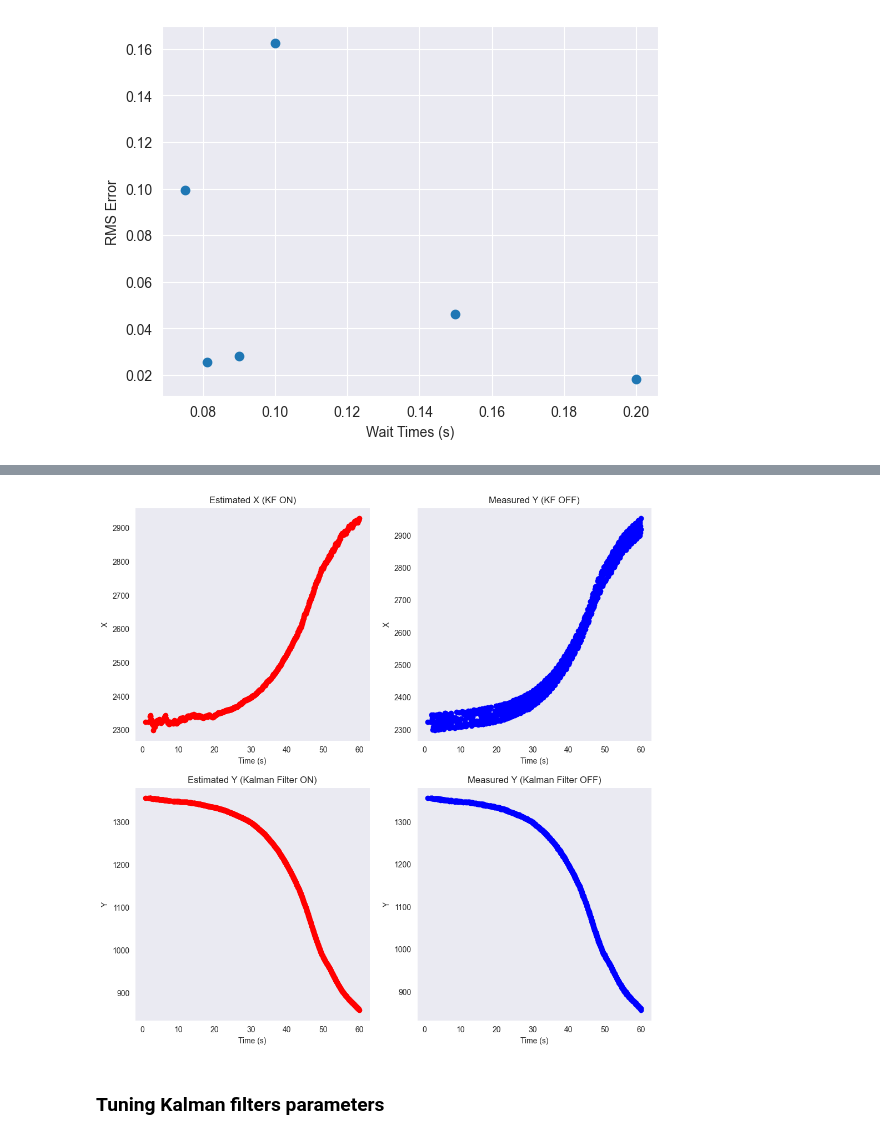
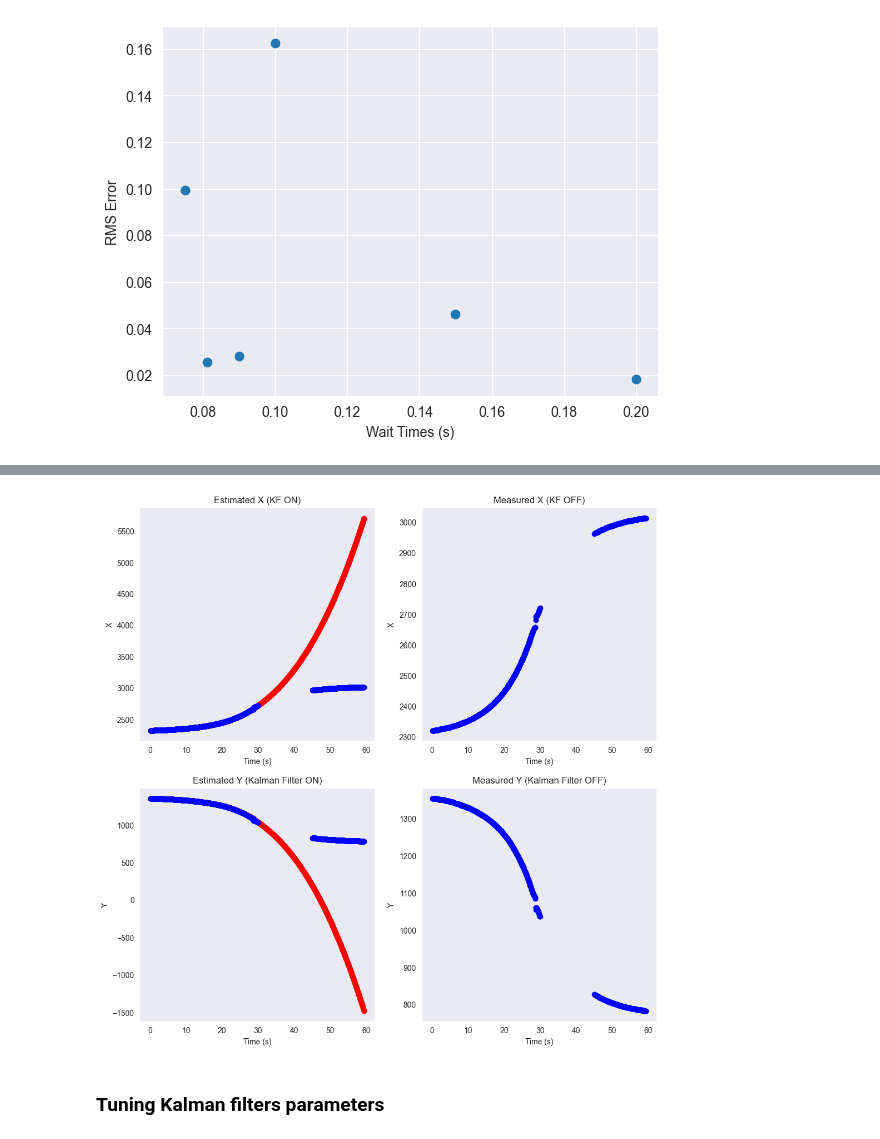
Before and after one commit to Bloodaxe90/Satellite_Tracking, a Jupyter notebook: notebooks/inference.ipynb, the cells around one changed output, grey strips where cells are left out. Cells and saved outputs as stored; diff of their text form; code cells hidden in the pictures.

```diff
--- a/notebooks/inference.ipynb
+++ b/notebooks/inference.ipynb
@@ -727,7 +727,10 @@ Loaded noise_reduction_sine_ST0.09.04A_KF0_G120_E32_B2_R(3008, 2820)_S(1136, 0)_
 {0.1: np.float64(0.16257781810746974), 0.15: np.float64(0.04621669503809282), 0.2: np.float64(0.018208661417322837), 0.075: np.float64(0.09921335480135714), 0.08125: np.float64(0.02537133643629893), 0 ...
 [figure]
 # %%
-results = load_results(root_dir, "ca_tracking_freqtest_.003A_T60KF1_G120_E32_B2_R(4144, 2820)_S(0, 0)_FSM0_MOU1e-06_MEU30_.csv", "2025-10-08")
+results = load_results(root_dir, "ca_tracking_large_break_.04A_T60KF1_G120_E32_B2_R(4144, 2820)_S(0, 0)_FSM0_MOU1e-06_MEU30_.csv", "2025-10-16")
+
+print(len(results))
+
 
 Q1 = results.quantile(0.25)
 Q3 = results.quantile(0.75)
@@ -736,6 +739,7 @@ IQR = Q3 - Q1
 results = results[~((results < (Q1 - 1.5 * IQR)) | (results > (Q3 + 1.5 * IQR))).any(axis=1)]
 fig, axis = plt.subplots(2, 1, figsize = (12, 12))
 ax1 = axis[0]
+ax1.scatter(results["measured_X"], results["measured_Y"],  color = "b")
 ax1.scatter(results["estimated_X"], results["estimated_Y"],  color = "r")
 ax1.set_ylabel("Y")
 ax1.set_xlabel("X")
@@ -757,36 +762,37 @@ Loaded ca_tracking_freqtest_.003A_T60KF1_G120_E32_B2_R(4144, 2820)_S(0, 0)_FSM0_
 fig, axis = plt.subplots(2, 2, figsize = (12, 12))
 
 ax1 = axis[0, 0]
 ax1.scatter(results["Time"], results["estimated_X"],  color = "r")
+ax1.scatter(results["Time"], results["measured_X"],  color = "b")
 ax1.set_ylabel("X")
 ax1.set_xlabel("Time (s)")
 ax1.set_title("Estimated X (KF ON)")
 ax1.grid()
 
 ax2 = axis[0, 1]
 ax2.scatter(results["Time"], results["measured_X"],  color = "b")
 ax2.set_ylabel("X")
 ax2.set_xlabel("Time (s)")
-ax2.set_title("Measured Y (KF OFF)")
+ax2.set_title("Measured X (KF OFF)")
 ax2.grid()
 
 ax3 = axis[1, 0]
 ax3.scatter(results["Time"], results["estimated_Y"],  color = "r")
+ax3.scatter(results["Time"], results["measured_Y"],  color = "b")
 ax3.set_ylabel("Y")
 ax3.set_xlabel("Time (s)")
 ax3.set_title("Estimated Y (Kalman Filter ON)")
 ax3.grid()
 
 ax4 = axis[1, 1]
 ax4.scatter(results["Time"], results["measured_Y"],  color = "b")
 ax4.set_ylabel("Y")
 ax4.set_xlabel("Time (s)")
 ax4.set_title("Measured Y (Kalman Filter OFF)")
 ax4.grid()
-
 plt.show()
 # %% [output]
-[figure, old version]
+[figure, new version]
 # %% [markdown]
 ### Tuning Kalman filters parameters
 # %%
```
Also changed, not shown: parts of 2 cells of this notebook, 50 other files.
